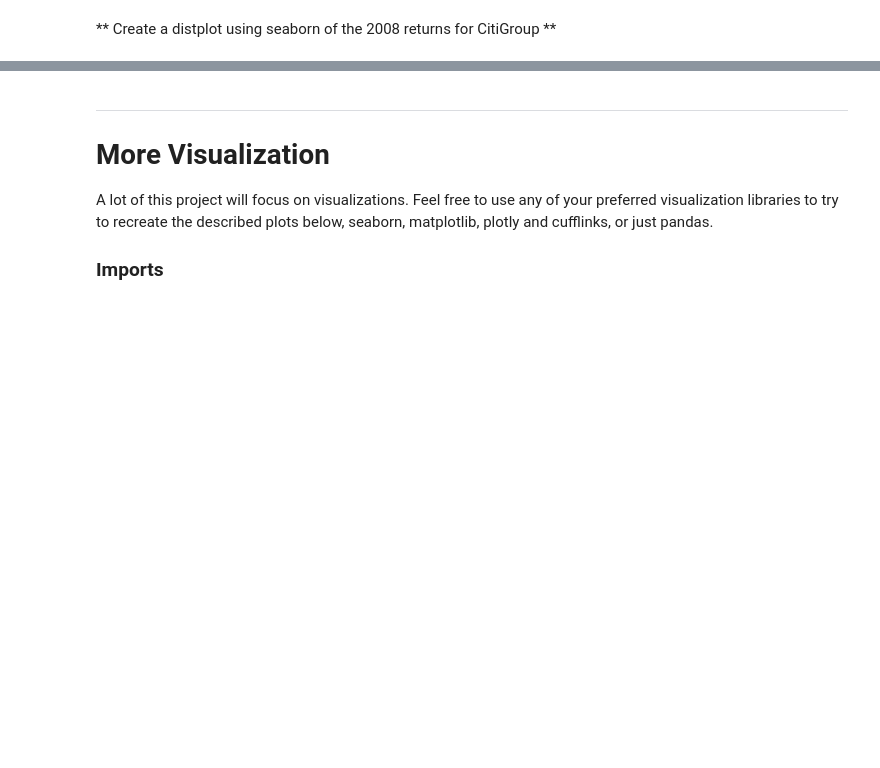
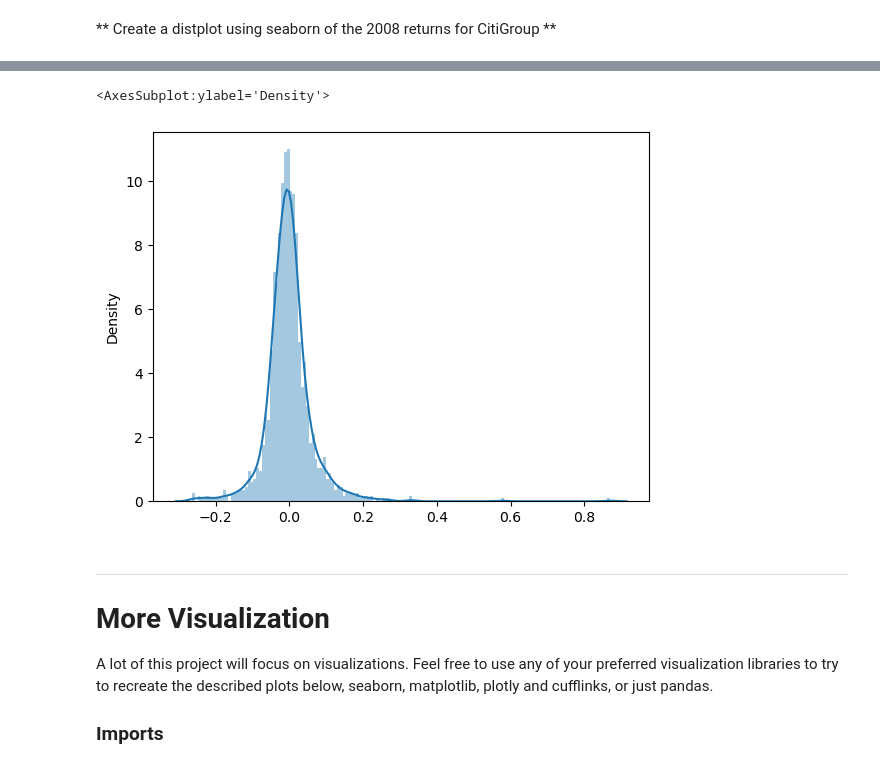
Before and after one commit to JoseArnel/code, a Jupyter notebook: DataScience&MachineLearning/10-Data-Capstone-Projects/03-Finance Project.ipynb, the cells around one changed output, grey strips where cells are left out. Drawn from its saved outputs; the diff is of its cells as text; code cells hidden in the pictures; blank space fills up the shorter version.

```diff
--- a/DataScience&MachineLearning/10-Data-Capstone-Projects/03-Finance Project.ipynb
+++ b/DataScience&MachineLearning/10-Data-Capstone-Projects/03-Finance Project.ipynb
@@ -318,3 +303,8 @@ using a non-integer number instead of an integer will result in an error in the
+# %%
+sns.distplot(returns.loc['2008-01-01': '2008-12-31' ][, bins = 150)
+# %% [output]
+<AxesSubplot:ylabel='Density'>
+[figure, added]
 # %% [markdown]
 ____
 # More Visualization
```
Also changed, not shown: parts of 8 cells of this notebook.
